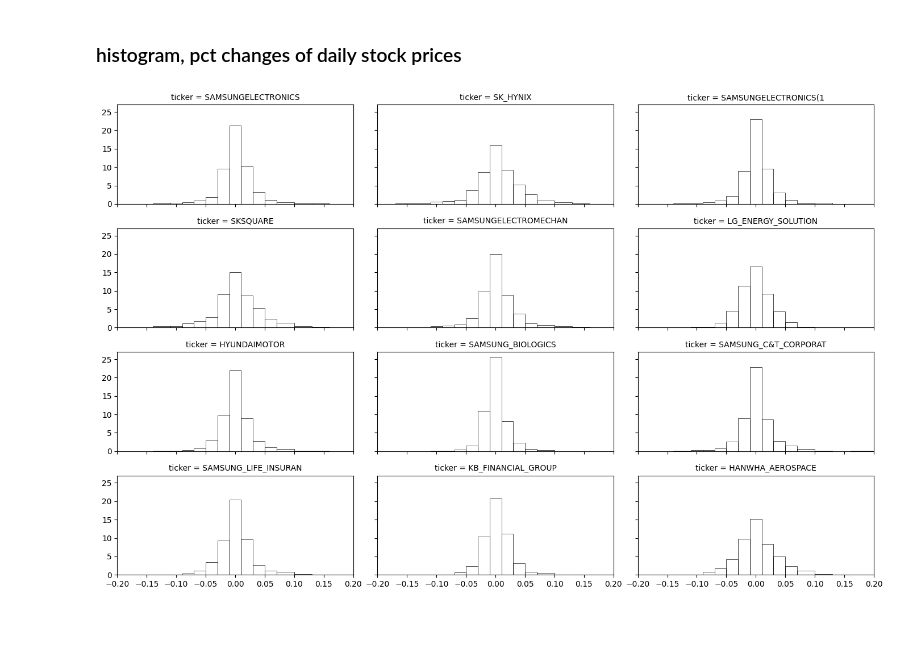
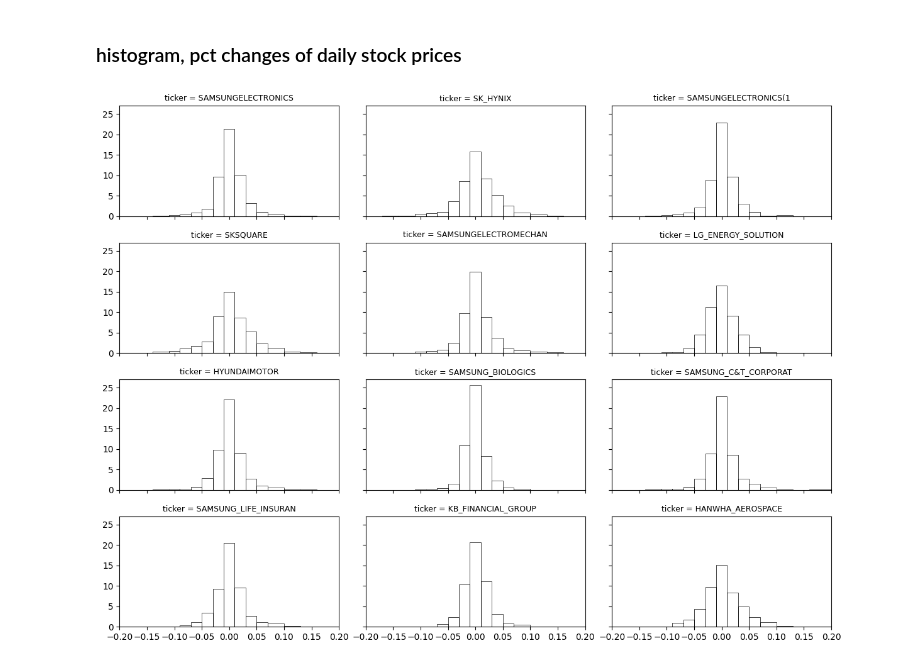
Before and after one commit to bahn28/salad, a Jupyter notebook: az_krx_001.ipynb, the cells around one changed output. Drawn from its saved outputs; the diff is of its cells as text; code cells hidden in the pictures; blank space fills up the shorter version.

```diff
--- a/az_krx_001.ipynb
+++ b/az_krx_001.ipynb
@@ -221,15 +221,15 @@ yymmdd = pd.to_datetime( yymmdd )
 ### plots, trends in daily prices
 # %%
 n_plot = len(tickers)
-sub_r = n_plot/3 if n_plot%3==0 else n_plot//3 + 1
-sub_c = n_plot/sub_r
-sub_r = int(sub_r)
-sub_c = int(sub_c)
-#print(sub_r, sub_c)
-fig, axes = plt.subplots(sub_r, sub_c, figsize=(sub_r*3.5, sub_c*3), sharex=True)
-#plt.figure(figsize=(8, 5))
-#plt.subplot((2,1), figsize=(8, 5))
-#fig, axes = plt.subplots(2 , 1, figsize=tick_en
+sub_c = 3             #   subplot col 갯수
+sub_r = n_plot/sub_c if n_plot%sub_c ==0 else n_plot//sub_c + 1
+sub_r = int(sub_r)   # subplot row 갯수, 정수
+
+fig, axes = plt.subplots(sub_r, sub_c,
+                         figsize=(sub_c*4, sub_r*2.25), # (width, height)
+                         sharex=True
+                         )
+
 for ax, ticker, tic_en in zip(axes.flat, tickers, tick_en) :
   ax.plot(
           yymmdd,
@@ -257,38 +294,36 @@ plt.show()
 ### histogram, pct changes of daily stock prices
 # %%
 n_plot = len(tickers)
-sub_r = n_plot/3 if n_plot%3==0 else n_plot//3 + 1
-sub_c = n_plot/sub_r
-sub_r = int(sub_r)
-sub_c = int(sub_c)
+sub_c = 3             #   subplot col 갯수
+sub_r = n_plot/sub_c if n_plot%sub_c ==0 else n_plot//sub_c + 1
+sub_r = int(sub_r)   # subplot row 갯수, 정수
 
 bins = [-0.2, -0.17, -0.14, -0.11, -0.09, -0.07, -0.05, -0.03, -0.01, 0.01, 0.03, 0.05, 0.07, 0.1, 0.13, 0.16,  0.2]
 fig, axes = plt.subplots(sub_r, sub_c,
-                         figsize=(sub_r*3.5, sub_c*3),
+                         figsize=(sub_c*4, sub_r*2.25), # (width, height)
                          sharex=True,
-                         sharey=True)
+                         sharey=True
+                         )
+
 for ax, ticker, tic_en in zip(axes.flat, tickers, tick_en) :
   ax.hist(
       df_dat[f"{ticker}"].pct_change(),
       color='blue',
       linewidth=0.5,
       bins = bins, #16,
       facecolor='None',
       edgecolor='black',
       density=True
       )
-  ax.set_title(f"ticker = {tic_en}", fontsize=10)
+  ax.set_title(f"ticker = {tic_en}", fontsize=9)
   ax.set_xlim(-0.2, 0.2)
   #ax.set_ylim( 0, 30)
         # ax.set_aspect('equal')
         # ax.set_xticks([])
   #ax.set_yticks([])
 
 # 4. 결과물 디스플레이
-#  for 에서 생성된 일련의 ax는 axes 개체를 그린 것.
-#  전체 그림은 fig로 지정된 것.
-#  이미 알고 있는 개체 fig를 보여주라는 명령.
 plt.tight_layout()
 plt.show()
 # %% [output]
-[figure, old version]
+[figure, new version]
```
Also changed, not shown: parts of 3 cells of this notebook.
